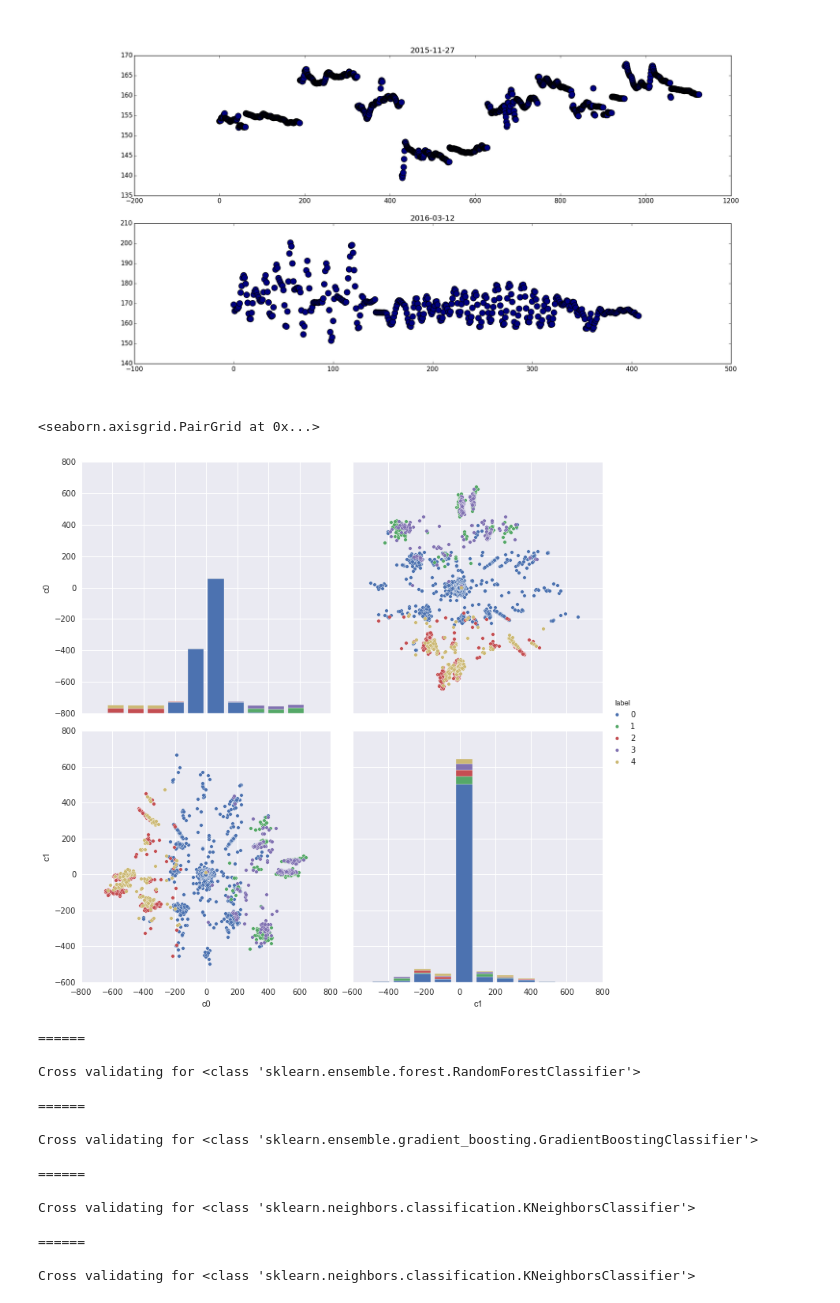
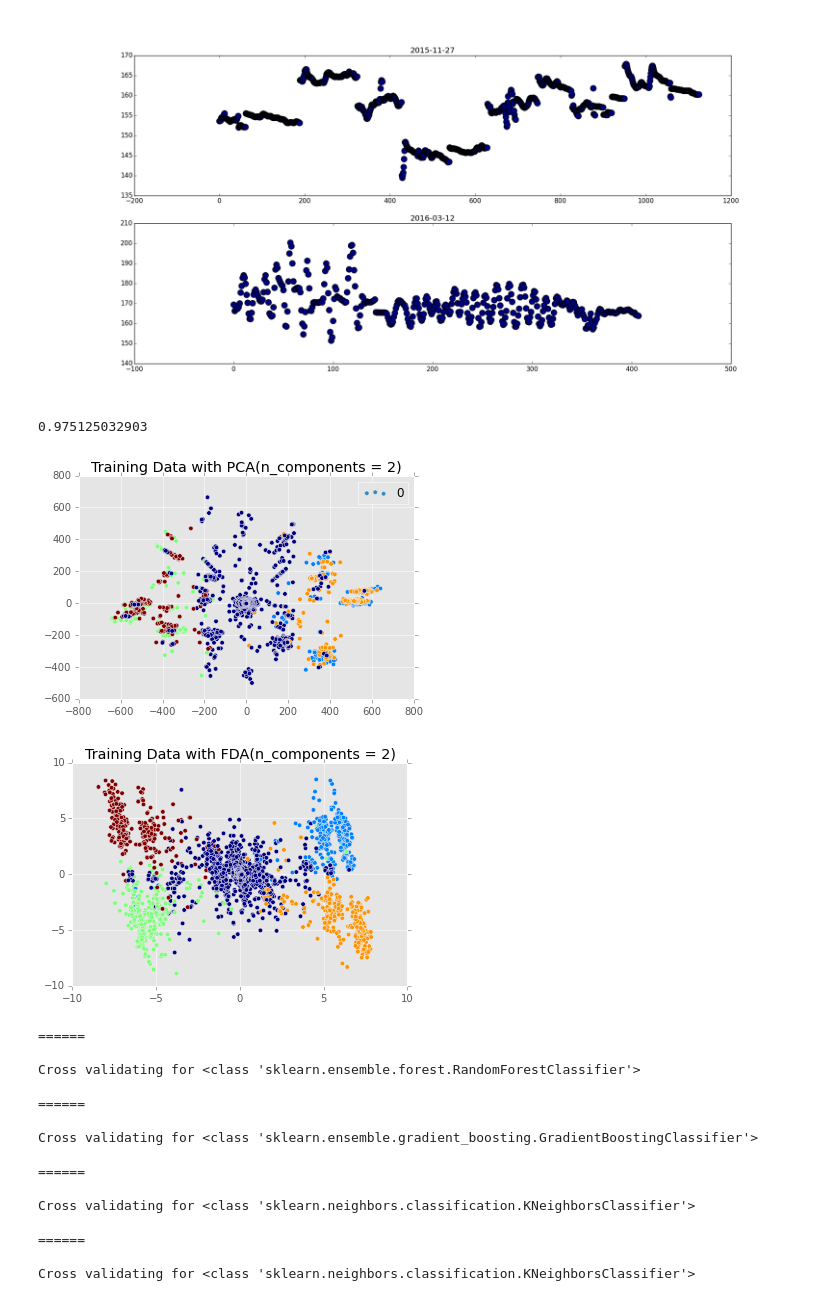
Before and after one commit to chrisngan24/fydp, a Jupyter notebook: experimental/face_modeling/explore_v2.ipynb, the cells around one changed output. Cells and saved outputs as stored; diff of their text form; code cells hidden in the pictures.

```diff
--- a/experimental/face_modeling/explore_v2.ipynb
+++ b/experimental/face_modeling/explore_v2.ipynb
@@ -53,21 +53,28 @@ Image(filename='data/merged/look_straight-plots.png')
 # %%
 config = json.loads(open('config.json','r').read())
 active_features = config['active_features']
-# %%
-import seaborn as sns
-pca = PCA(n_components=2)
-X = pca.fit_transform(df[config['active_features']])
-# p, = plt.scatter(X[:,0],X[:,1], c=df['class'])
-
-# plt.legend(p, ['0','1','2','3','4'])
-df_plot = pd.DataFrame(X)
-df_plot["c0"] = df_plot[0]
-df_plot["c1"] = df_plot[1]
-df_plot['label'] = map(str,list(df['class']))
-sns.pairplot(df_plot, hue="label", vars=['c0','c1'], size=5)
-# %% [output]
-<seaborn.axisgrid.PairGrid at 0x...>
-[figure, removed]
+# %%
+
+pca = PCA(n_components=2)
+X = pca.fit_transform(df[config['active_features']])
+plt.scatter(X[:,0],X[:,1], c=df['class'])
+plt.title('Training Data with PCA(n_components = 2)')
+
+plt.legend(['0','1','2','3','4'])
+from sklearn.lda import LDA
+lda = LDA(n_components=2)
+X = lda.fit_transform(df[config['active_features']], df['class'])
+plt.figure()
+
+plt.scatter(X[:,0],X[:,1], c=df['class'])
+plt.title("Training Data with FDA(n_components = 2)")
+
+y_pred = lda.predict(df[active_features])
+print sum(y_pred == df['class']) / float(len(df))
+# %% [output]
+0.975125032903
+[figure, added]
+[figure, added]
 # %%
 from sklearn.cross_validation import train_test_split
 from sklearn.metrics import confusion_matrix, accuracy_score, recall_score, precision_score
```
Also changed, not shown: parts of 12 cells of this notebook, 4 other files.
